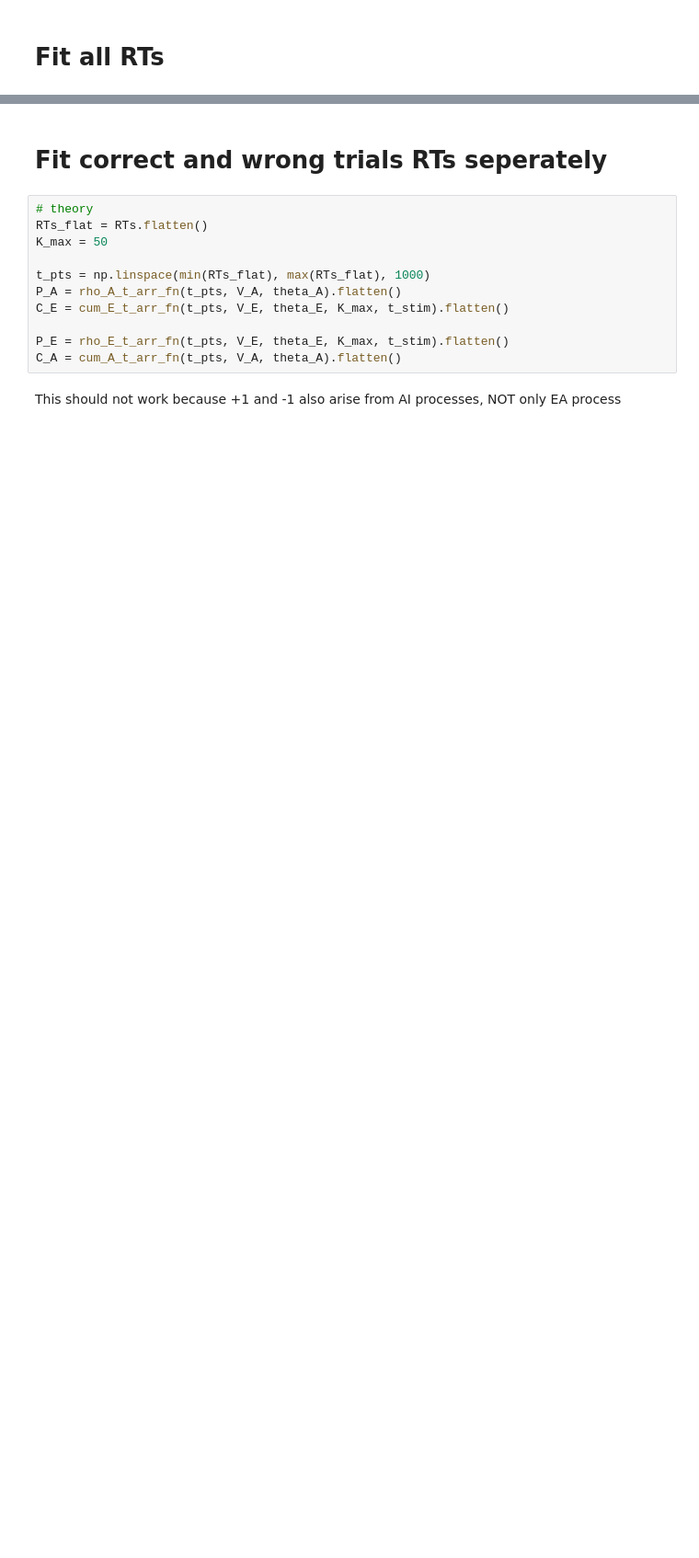
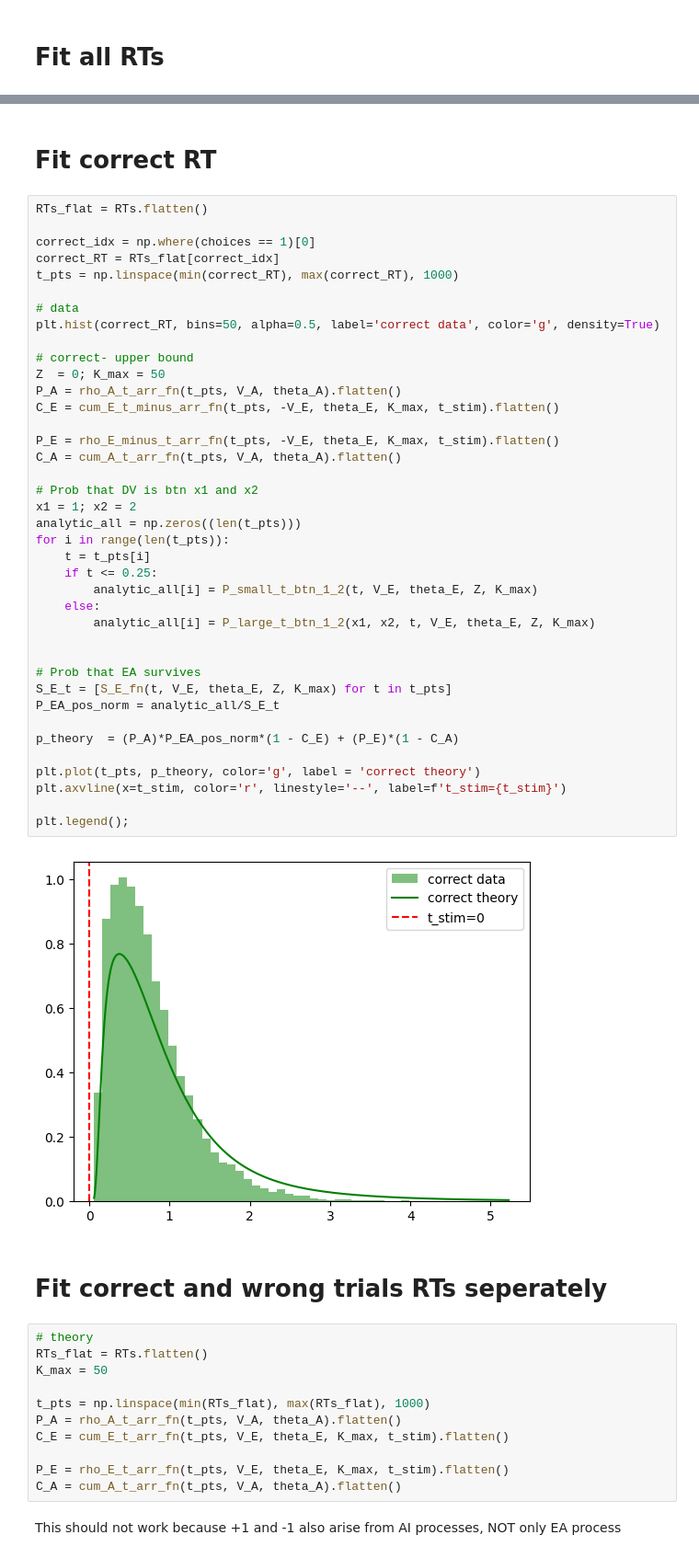
Before and after one commit to rakaar/ddm_codes, a Jupyter notebook: action_init_ddm/fitting_sim_data.ipynb, the cells around one changed output, grey strips where cells are left out. Shown at 92% size. Saved outputs shown, nothing was run; the diff lists cells and outputs as text; blank space fills up the shorter version.

```diff
--- a/action_init_ddm/fitting_sim_data.ipynb
+++ b/action_init_ddm/fitting_sim_data.ipynb
@@ -172,3 +111,46 @@ plt.legend(['PDF', 'Data']);
+# %% [markdown]
+# Fit correct RT
+# %%
+RTs_flat = RTs.flatten()
+
+correct_idx = np.where(choices == 1)[0]
+correct_RT = RTs_flat[correct_idx]
+t_pts = np.linspace(min(correct_RT), max(correct_RT), 1000)
+
+# data
+plt.hist(correct_RT, bins=50, alpha=0.5, label='correct data', color='g', density=True)
+
+# correct- upper bound
+Z  = 0; K_max = 50
+P_A = rho_A_t_arr_fn(t_pts, V_A, theta_A).flatten()
+C_E = cum_E_t_minus_arr_fn(t_pts, -V_E, theta_E, K_max, t_stim).flatten()
+
+P_E = rho_E_minus_t_arr_fn(t_pts, -V_E, theta_E, K_max, t_stim).flatten()
+C_A = cum_A_t_arr_fn(t_pts, V_A, theta_A).flatten()
+
+# Prob that DV is btn x1 and x2
+x1 = 1; x2 = 2
+analytic_all = np.zeros((len(t_pts)))
+for i in range(len(t_pts)):
+    t = t_pts[i]
+    if t <= 0.25:
+        analytic_all[i] = P_small_t_btn_1_2(t, V_E, theta_E, Z, K_max)
+    else:
+        analytic_all[i] = P_large_t_btn_1_2(x1, x2, t, V_E, theta_E, Z, K_max)
+
+
+# Prob that EA survives
+S_E_t = [S_E_fn(t, V_E, theta_E, Z, K_max) for t in t_pts]
+P_EA_pos_norm = analytic_all/S_E_t
+
+p_theory  = (P_A)*P_EA_pos_norm*(1 - C_E) + (P_E)*(1 - C_A)
+
+plt.plot(t_pts, p_theory, color='g', label = 'correct theory')
+plt.axvline(x=t_stim, color='r', linestyle='--', label=f't_stim={t_stim}')
+
+plt.legend();
+# %% [output]
+[figure, added]
 # %% [markdown]
 # Fit correct and wrong trials RTs seperately
 # %%
```
Also changed, not shown: parts of 7 cells of this notebook, 1 other file.
